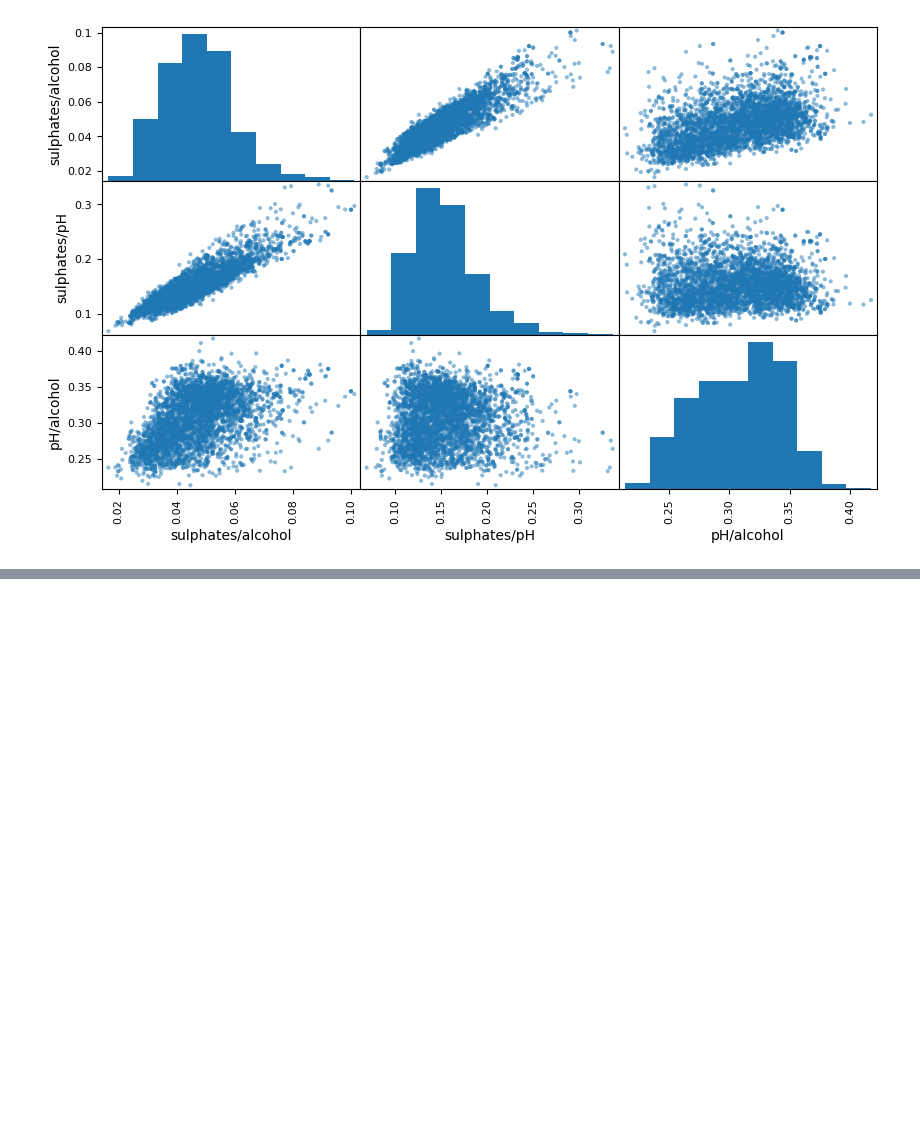
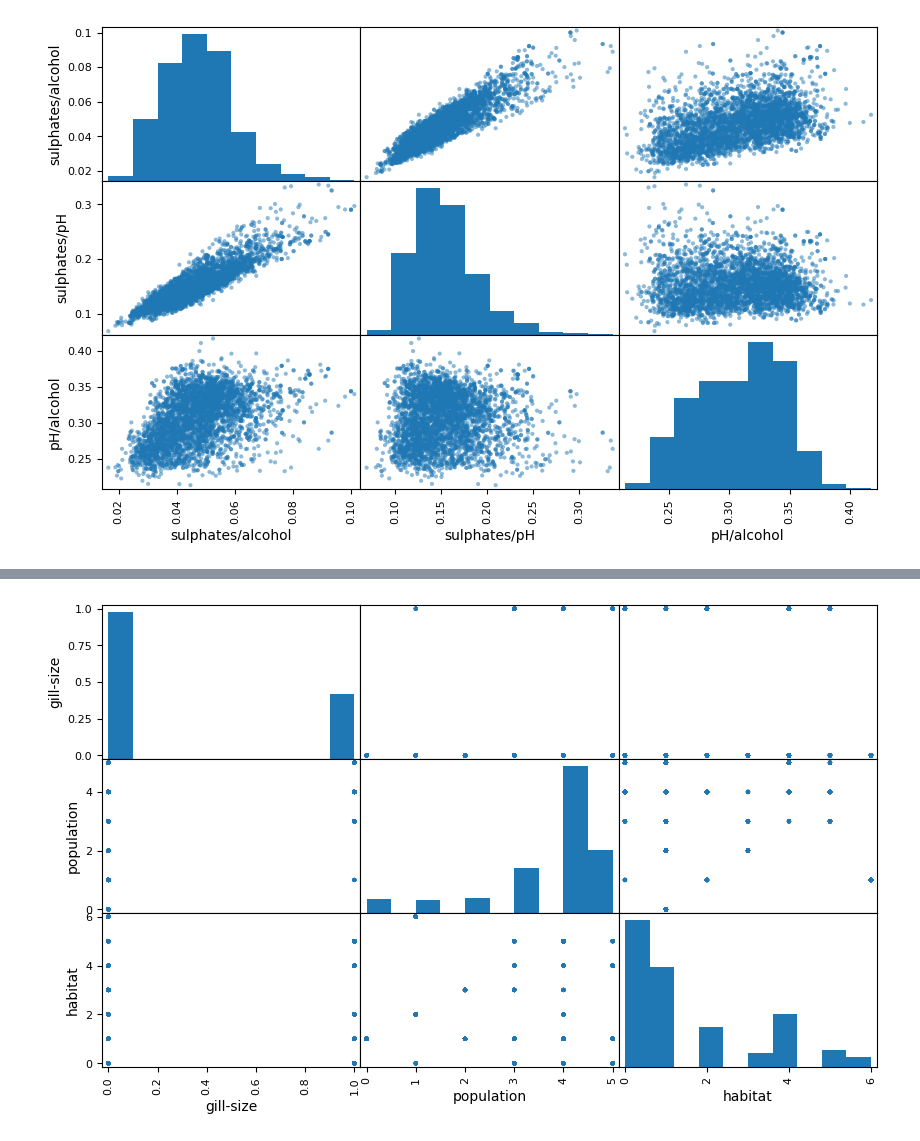
Before and after one commit to AzizABG/OSU-DRP-FinalProject, a Jupyter notebook: Cleaning Data and EDA.ipynb, the cells around one changed output, grey strips where cells are left out. Cells and saved outputs as stored; diff of their text form; code cells hidden in the pictures; blank space fills up the shorter version.

```diff
--- a/Cleaning Data and EDA.ipynb
+++ b/Cleaning Data and EDA.ipynb
@@ -122,0 +255,9 @@ plt.show()
+# %%
+# Find features with little variance (just veil-type)
+bad_features = [col for col in df_shroom_encoded.columns if len(df_shroom_encoded[col].unique()) == 1]
+
+# Drop bad features
+df_shroom_encoded = df_shroom_encoded.drop(bad_features, axis = 1)
+
+# Split training data
+train_m, test_m = train_test_split(df_shroom_encoded, test_size = 0.2, random_state = 42)
@@ -122,0 +274,6 @@ plt.show()
+# %%
+# Plot top 4 correlations in a scatter matrix
+scatter_matrix(train_m[corr_high_cols], figsize=(10,6))
+plt.show()
+# %% [output]
+[figure, added]
```
Also changed, not shown: parts of 22 cells of this notebook, 3 other files.
